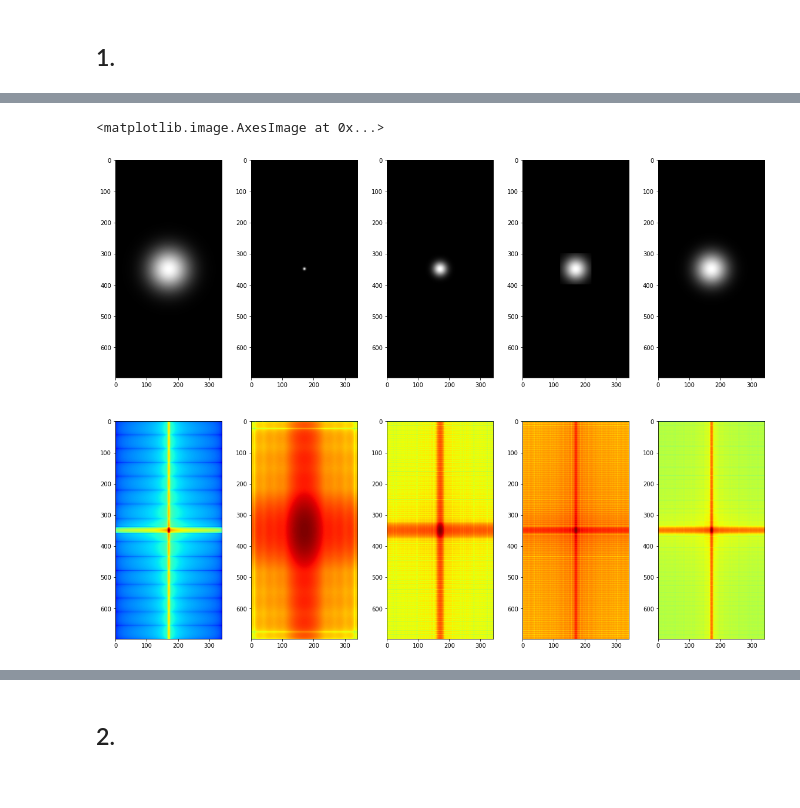
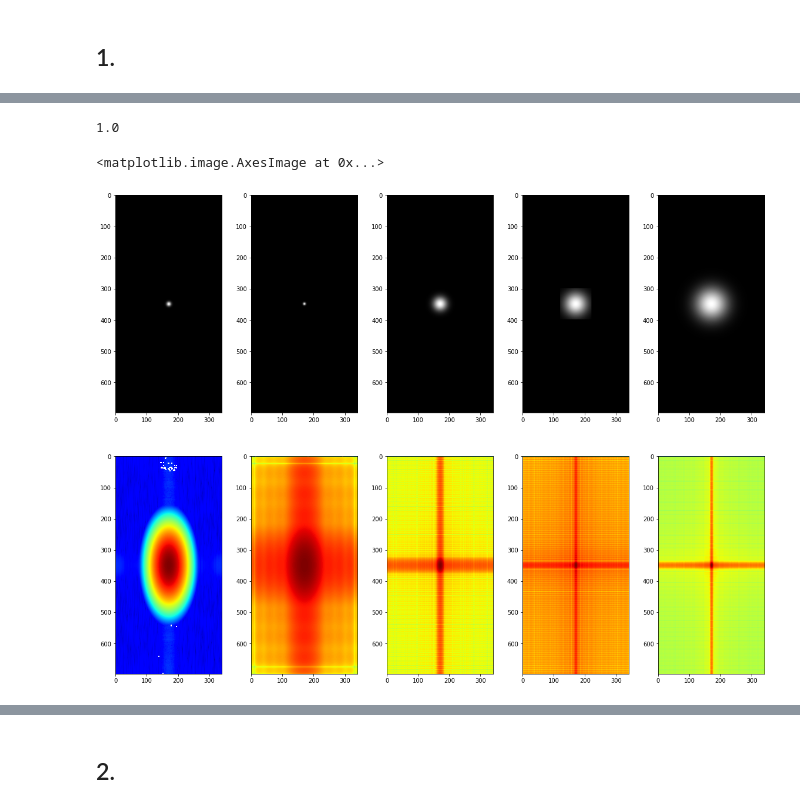
Before and after one commit to leandrotorrent/CV1_Entregas, a Jupyter notebook: CV1_TP2/TP2.ipynb, the cells around one changed output, grey strips where cells are left out. Drawn from its saved outputs; the diff is of its cells as text; code cells hidden in the pictures.

```diff
--- a/CV1_TP2/TP2.ipynb
+++ b/CV1_TP2/TP2.ipynb
@@ -12,7 +12,7 @@ def create_gauss_filter(h, w, ksize=1, sigma=5):
     # Armo un fondo negro con las dimensiones indicadas
     canvas = np.zeros((h, w))
     # Creo un kernel gaussiano
-    nucleo_g = cv.getGaussianKernel(ksize=ksize, sigma= sigma) * 255
+    nucleo_g = cv.getGaussianKernel(ksize=ksize, sigma= sigma)
     filtro_g_cuadrado = nucleo_g * nucleo_g.T
 
 
@@ -27,13 +27,13 @@ def create_gauss_filter(h, w, ksize=1, sigma=5):
     filtro_g[dy:dy + filtro_g_cuadrado.shape[0], dx:dx + filtro_g_cuadrado.shape[1]] = filtro_g_cuadrado
 
     # Calculo la FFT del filtro creado y la desplazo al origen
-    shifted_filter_fft = np.fft.fftshift(np.fft.fft2(filtro_g))
+    #shifted_filter_fft = np.fft.fftshift(np.fft.fft2(filtro_g))
 
-    return filtro_g, 20*np.log(np.abs(shifted_filter_fft))
+    return filtro_g, np.fft.fft2(filtro_g)
 # %%
 # Cargo la imagen y creo un filtro gaussiano de sus mismas dimensiones
 img = cv.imread('fft_alfa_pred.png', cv.IMREAD_GRAYSCALE)
-filtro, filtro_tf = create_gauss_filter(img.shape[0],img.shape[1], ksize=min(img.shape), sigma=45)
+filtro, filtro_tf = create_gauss_filter(img.shape[0],img.shape[1], ksize=min(img.shape), sigma=5)
 filtro2, filtro_tf2 = create_gauss_filter(img.shape[0],img.shape[1], ksize=20, sigma=3)
 filtro3, filtro_tf3 = create_gauss_filter(img.shape[0],img.shape[1], ksize=100, sigma=15)
 filtro4, filtro_tf4 = create_gauss_filter(img.shape[0],img.shape[1], ksize=100, sigma=25)
@@ -41,29 +57,33 @@ filtro5, filtro_tf5 = create_gauss_filter(img.shape[0],img.shape[1], ksize=250,
+# %%
+filtro.sum()
+# %% [output]
+1.0
 # %%
 # Grafico los filtros creados y sus transformadas de Fourier
 
 plt.figure(figsize=(20,15))
 plt.subplot(2,5,1)
 plt.imshow(filtro, cmap='gray')
 plt.subplot(2,5,2)
 plt.imshow(filtro2, cmap='gray')
 plt.subplot(2,5,3)
 plt.imshow(filtro3, cmap='gray')
 plt.subplot(2,5,4)
 plt.imshow(filtro4, cmap='gray')
 plt.subplot(2,5,5)
 plt.imshow(filtro5, cmap='gray')
 
 plt.subplot(2,5,6)
-plt.imshow(filtro_tf, cmap='jet')
+plt.imshow(20*np.log(np.abs(np.fft.fftshift(filtro_tf))), cmap='jet')
 plt.subplot(2,5,7)
-plt.imshow(filtro_tf2, cmap='jet')
+plt.imshow(20*np.log(np.abs(np.fft.fftshift(filtro_tf2))), cmap='jet')
 plt.subplot(2,5,8)
-plt.imshow(filtro_tf3, cmap='jet')
+plt.imshow(20*np.log(np.abs(np.fft.fftshift(filtro_tf3))), cmap='jet')
 plt.subplot(2,5,9)
-plt.imshow(filtro_tf4, cmap='jet')
+plt.imshow(20*np.log(np.abs(np.fft.fftshift(filtro_tf4))), cmap='jet')
 plt.subplot(2,5,10)
-plt.imshow(filtro_tf5, cmap='jet')
+plt.imshow(20*np.log(np.abs(np.fft.fftshift(filtro_tf5))), cmap='jet')
 # %% [output]
 <matplotlib.image.AxesImage at 0x...>
-[figure, old version]
+[figure, new version]
 # %%
```
Also changed, not shown: parts of 22 cells of this notebook.
